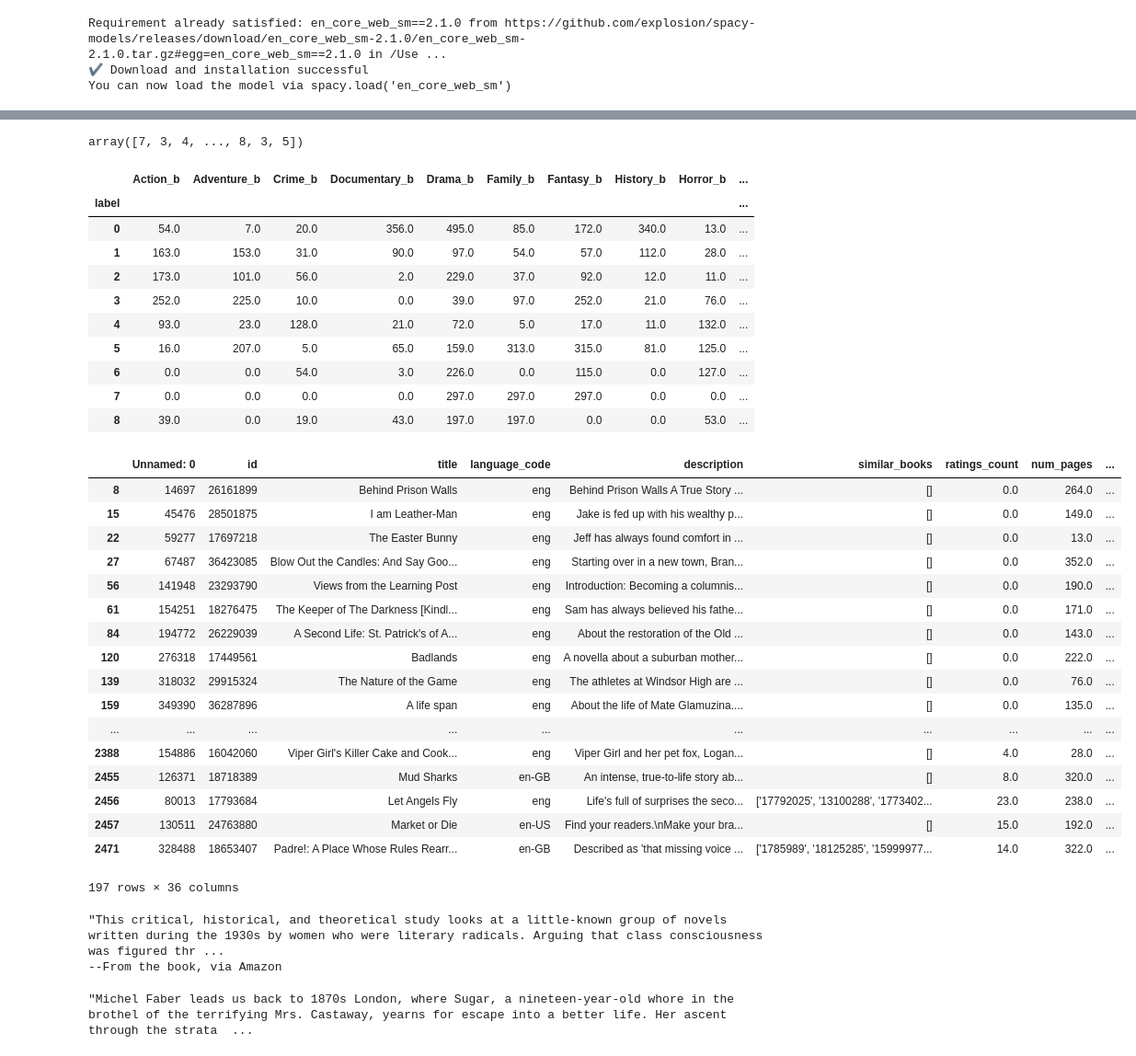
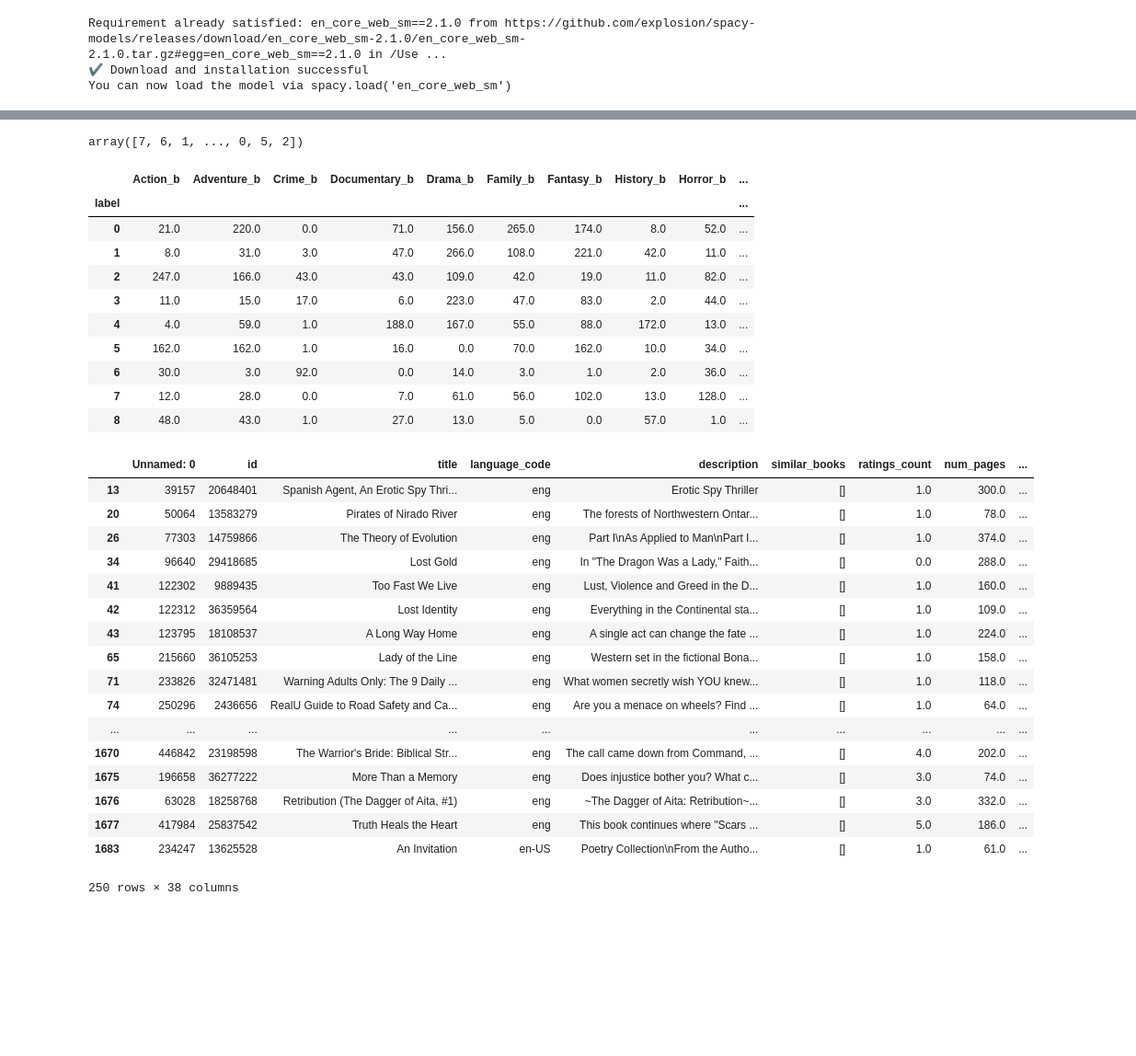
Before and after one commit to Bishal-Saha001/what-the-movies-and-books-have-in-common, a Jupyter notebook: depth_analysis/section4_extracting_names_places_books.ipynb, the cells around one changed output, grey strips where cells are left out. Shown at 92% size. Drawn from its saved outputs; the diff is of its cells as text; code cells hidden in the pictures; blank space fills up the shorter version.

```diff
--- a/depth_analysis/section4_extracting_names_places_books.ipynb
+++ b/depth_analysis/section4_extracting_names_places_books.ipynb
@@ -138,5 +139,6 @@ for text in df_sample_PoS.description[:1]:
 # %%
-df_genres_books = pd.read_csv('../Data/processed/books/genres_books.csv')
+#df_genres_books = pd.read_csv('../Data/processed/books/genres_books.csv')
+df_genres_books = pd.read_csv('../Data/processed/books/classification_genres_books.csv')
 # %%
 df_genres_books.head(2)
 # %% [output]
@@ -148,7 +150,7 @@ df_genres_books.head(2)
 df = df_genres_books.loc[:, [
                'Action_b', 'Adventure_b', 'Crime_b', 'Documentary_b',
                'Drama_b', 'Family_b', 'Fantasy_b', 'History_b', 'Horror_b',
-               'Music_b', 'Mystery_b', 'Romance_b', 'War_b']]
+               'Music_b', 'Mystery_b', 'Thriller_b', 'Romance_b', 'War_b']]
 # %%
 from sklearn.decomposition import PCA
 #Fitting the PCA algorithm with our Data
@@ -171,5 +179,5 @@ print (pca.explained_variance_ratio_.cumsum())
 # %%
-pca = PCA(n_components=9)
+pca = PCA(n_components=12)
 pca_result = pca.fit_transform(df)
 # %%
 from sklearn.cluster import AgglomerativeClustering
@@ -177,7 +185,7 @@ from sklearn.cluster import AgglomerativeClustering
 cluster = AgglomerativeClustering(n_clusters=9, affinity='euclidean', linkage='ward')
 cluster.fit_predict(pca_result)
 # %% [output]
-array([7, 3, 4, ..., 8, 3, 5])
+array([7, 6, 1, ..., 0, 5, 2])
 # %%
 df['x'] = pca_result[:,0]
 df['y'] = pca_result[:,1]
@@ -187,44 +195,33 @@ df.groupby('label').sum()
 # %% [output]
 |  | Action_b | Adventure_b | Crime_b | Documentary_b | Drama_b | Family_b | Fantasy_b | History_b | Horror_b | ... |
 | label |  |  |  |  |  |  |  |  |  | ... |
-| 0 | 54.0 | 7.0 | 20.0 | 356.0 | 495.0 | 85.0 | 172.0 | 340.0 | 13.0 | ... |
-| 1 | 163.0 | 153.0 | 31.0 | 90.0 | 97.0 | 54.0 | 57.0 | 112.0 | 28.0 | ... |
-| 2 | 173.0 | 101.0 | 56.0 | 2.0 | 229.0 | 37.0 | 92.0 | 12.0 | 11.0 | ... |
-| 3 | 252.0 | 225.0 | 10.0 | 0.0 | 39.0 | 97.0 | 252.0 | 21.0 | 76.0 | ... |
-| 4 | 93.0 | 23.0 | 128.0 | 21.0 | 72.0 | 5.0 | 17.0 | 11.0 | 132.0 | ... |
-| 5 | 16.0 | 207.0 | 5.0 | 65.0 | 159.0 | 313.0 | 315.0 | 81.0 | 125.0 | ... |
-| 6 | 0.0 | 0.0 | 54.0 | 3.0 | 226.0 | 0.0 | 115.0 | 0.0 | 127.0 | ... |
-| 7 | 0.0 | 0.0 | 0.0 | 0.0 | 297.0 | 297.0 | 297.0 | 0.0 | 0.0 | ... |
-| 8 | 39.0 | 0.0 | 19.0 | 43.0 | 197.0 | 197.0 | 0.0 | 0.0 | 53.0 | ... |
+| 0 | 21.0 | 220.0 | 0.0 | 71.0 | 156.0 | 265.0 | 174.0 | 8.0 | 52.0 | ... |
+| 1 | 8.0 | 31.0 | 3.0 | 47.0 | 266.0 | 108.0 | 221.0 | 42.0 | 11.0 | ... |
+| 2 | 247.0 | 166.0 | 43.0 | 43.0 | 109.0 | 42.0 | 19.0 | 11.0 | 82.0 | ... |
+| 3 | 11.0 | 15.0 | 17.0 | 6.0 | 223.0 | 47.0 | 83.0 | 2.0 | 44.0 | ... |
+| 4 | 4.0 | 59.0 | 1.0 | 188.0 | 167.0 | 55.0 | 88.0 | 172.0 | 13.0 | ... |
+| 5 | 162.0 | 162.0 | 1.0 | 16.0 | 0.0 | 70.0 | 162.0 | 10.0 | 34.0 | ... |
+| 6 | 30.0 | 3.0 | 92.0 | 0.0 | 14.0 | 3.0 | 1.0 | 2.0 | 36.0 | ... |
+| 7 | 12.0 | 28.0 | 0.0 | 7.0 | 61.0 | 56.0 | 102.0 | 13.0 | 128.0 | ... |
+| 8 | 48.0 | 43.0 | 1.0 | 27.0 | 13.0 | 5.0 | 0.0 | 57.0 | 1.0 | ... |
 # %%
-df_genres_books[df.label == 8]
+df_genres_books[df.label == 2]
 # %% [output]
 |  | Unnamed: 0 | id | title | language_code | description | similar_books | ratings_count | num_pages | ... |
-| 8 | 14697 | 26161899 | Behind Prison Walls | eng | Behind Prison Walls A True Story ... | [] | 0.0 | 264.0 | ... |
-| 15 | 45476 | 28501875 | I am Leather-Man | eng | Jake is fed up with his wealthy p... | [] | 0.0 | 149.0 | ... |
-| 22 | 59277 | 17697218 | The Easter Bunny | eng | Jeff has always found comfort in ... | [] | 0.0 | 13.0 | ... |
-| 27 | 67487 | 36423085 | Blow Out the Candles: And Say Goo... | eng | Starting over in a new town, Bran... | [] | 0.0 | 352.0 | ... |
-| 56 | 141948 | 23293790 | Views from the Learning Post | eng | Introduction: Becoming a columnis... | [] | 0.0 | 190.0 | ... |
-| 61 | 154251 | 18276475 | The Keeper of The Darkness [Kindl... | eng | Sam has always believed his fathe... | [] | 0.0 | 171.0 | ... |
-| 84 | 194772 | 26229039 | A Second Life: St. Patrick's of A... | eng | About the restoration of the Old ... | [] | 0.0 | 143.0 | ... |
-| 120 | 276318 | 17449561 | Badlands | eng | A novella about a suburban mother... | [] | 0.0 | 222.0 | ... |
-| 139 | 318032 | 29915324 | The Nature of the Game | eng | The athletes at Windsor High are ... | [] | 0.0 | 76.0 | ... |
-| 159 | 349390 | 36287896 | A life span | eng | About the life of Mate Glamuzina.... | [] | 0.0 | 135.0 | ... |
+| 13 | 39157 | 20648401 | Spanish Agent, An Erotic Spy Thri... | eng | Erotic Spy Thriller | [] | 1.0 | 300.0 | ... |
+| 20 | 50064 | 13583279 | Pirates of Nirado River | eng | The forests of Northwestern Ontar... | [] | 1.0 | 78.0 | ... |
+| 26 | 77303 | 14759866 | The Theory of Evolution | eng | Part I\nAs Applied to Man\nPart I... | [] | 1.0 | 374.0 | ... |
+| 34 | 96640 | 29418685 | Lost Gold | eng | In "The Dragon Was a Lady," Faith... | [] | 0.0 | 288.0 | ... |
+| 41 | 122302 | 9889435 | Too Fast We Live | eng | Lust, Violence and Greed in the D... | [] | 1.0 | 160.0 | ... |
+| 42 | 122312 | 36359564 | Lost Identity | eng | Everything in the Continental sta... | [] | 1.0 | 109.0 | ... |
+| 43 | 123795 | 18108537 | A Long Way Home | eng | A single act can change the fate ... | [] | 1.0 | 224.0 | ... |
+| 65 | 215660 | 36105253 | Lady of the Line | eng | Western set in the fictional Bona... | [] | 1.0 | 158.0 | ... |
+| 71 | 233826 | 32471481 | Warning Adults Only: The 9 Daily ... | eng | What women secretly wish YOU knew... | [] | 1.0 | 118.0 | ... |
+| 74 | 250296 | 2436656 | RealU Guide to Road Safety and Ca... | eng | Are you a menace on wheels? Find ... | [] | 1.0 | 64.0 | ... |
 | ... | ... | ... | ... | ... | ... | ... | ... | ... | ... |
-| 2388 | 154886 | 16042060 | Viper Girl's Killer Cake and Cook... | eng | Viper Girl and her pet fox, Logan... | [] | 4.0 | 28.0 | ... |
-| 2455 | 126371 | 18718389 | Mud Sharks | en-GB | An intense, true-to-life story ab... | [] | 8.0 | 320.0 | ... |
-| 2456 | 80013 | 17793684 | Let Angels Fly | eng | Life's full of surprises the seco... | ['17792025', '13100288', '1773402... | 23.0 | 238.0 | ... |
-| 2457 | 130511 | 24763880 | Market or Die | en-US | Find your readers.\nMake your bra... | [] | 15.0 | 192.0 | ... |
-| 2471 | 328488 | 18653407 | Padre!: A Place Whose Rules Rearr... | en-GB | Described as 'that missing voice ... | ['1785989', '18125285', '15999977... | 14.0 | 322.0 | ... |
+| 1670 | 446842 | 23198598 | The Warrior's Bride: Biblical Str... | eng | The call came down from Command, ... | [] | 4.0 | 202.0 | ... |
+| 1675 | 196658 | 36277222 | More Than a Memory | eng | Does injustice bother you? What c... | [] | 3.0 | 74.0 | ... |
+| 1676 | 63028 | 18258768 | Retribution (The Dagger of Aita, #1) | eng | ~The Dagger of Aita: Retribution~... | [] | 3.0 | 332.0 | ... |
+| 1677 | 417984 | 25837542 | Truth Heals the Heart | eng | This book continues where "Scars ... | [] | 5.0 | 186.0 | ... |
+| 1683 | 234247 | 13625528 | An Invitation | en-US | Poetry Collection\nFrom the Autho... | [] | 1.0 | 61.0 | ... |
-197 rows × 36 columns
+250 rows × 38 columns
-# %%
-doc1 = df_sample_PoS.description[19]
-print(doc1)
-# %% [output]
-"This critical, historical, and theoretical study looks at a little-known group of novels written during the 1930s by women who were literary radicals. Arguing that class consciousness was figured thr ...
---From the book, via Amazon
-# %%
-doc2 = df_sample_PoS.description[39]
-print(doc2)
-# %% [output]
-"Michel Faber leads us back to 1870s London, where Sugar, a nineteen-year-old whore in the brothel of the terrifying Mrs. Castaway, yearns for escape into a better life. Her ascent through the strata  ...
```
Also changed, not shown: parts of 7 cells of this notebook.
